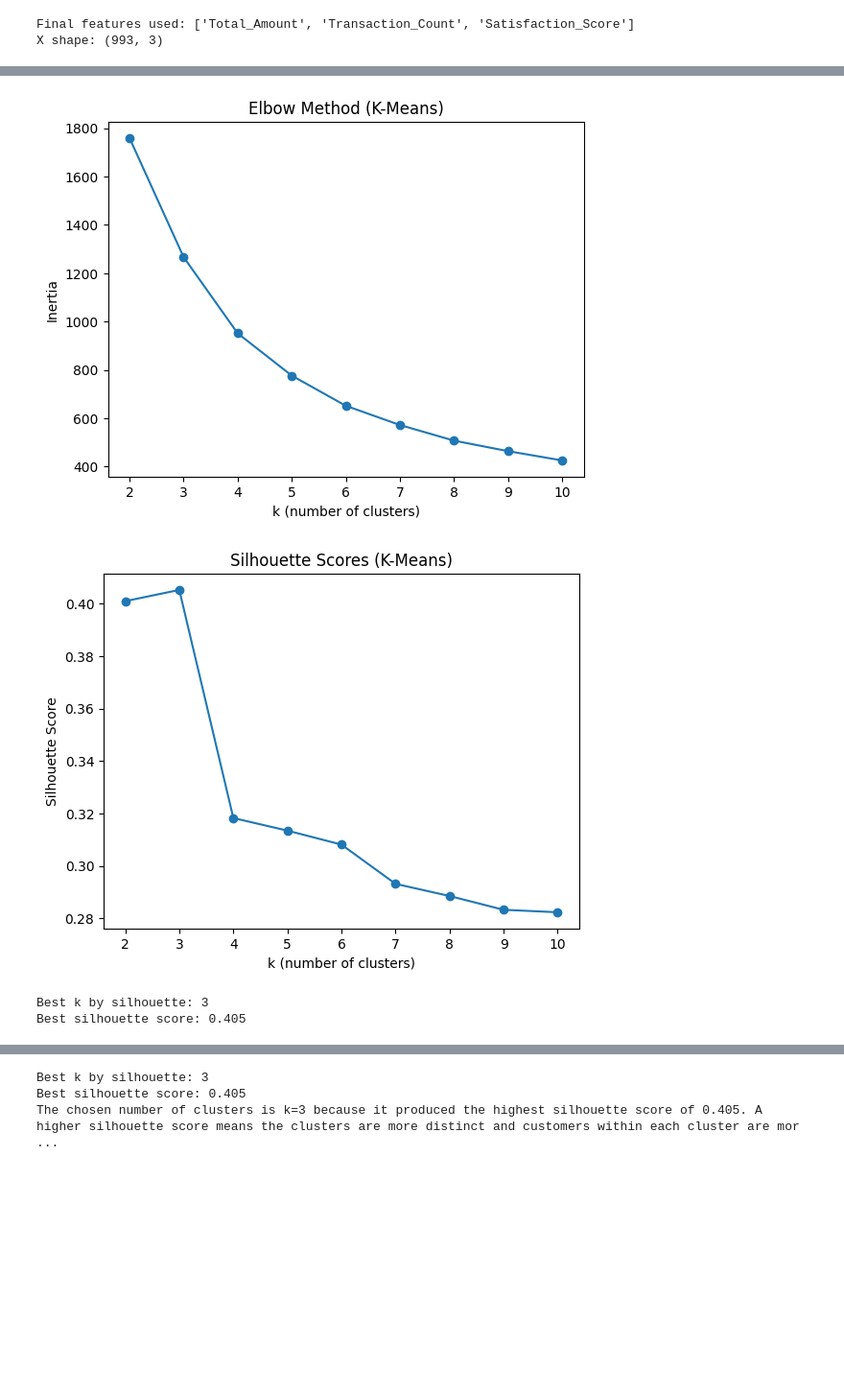
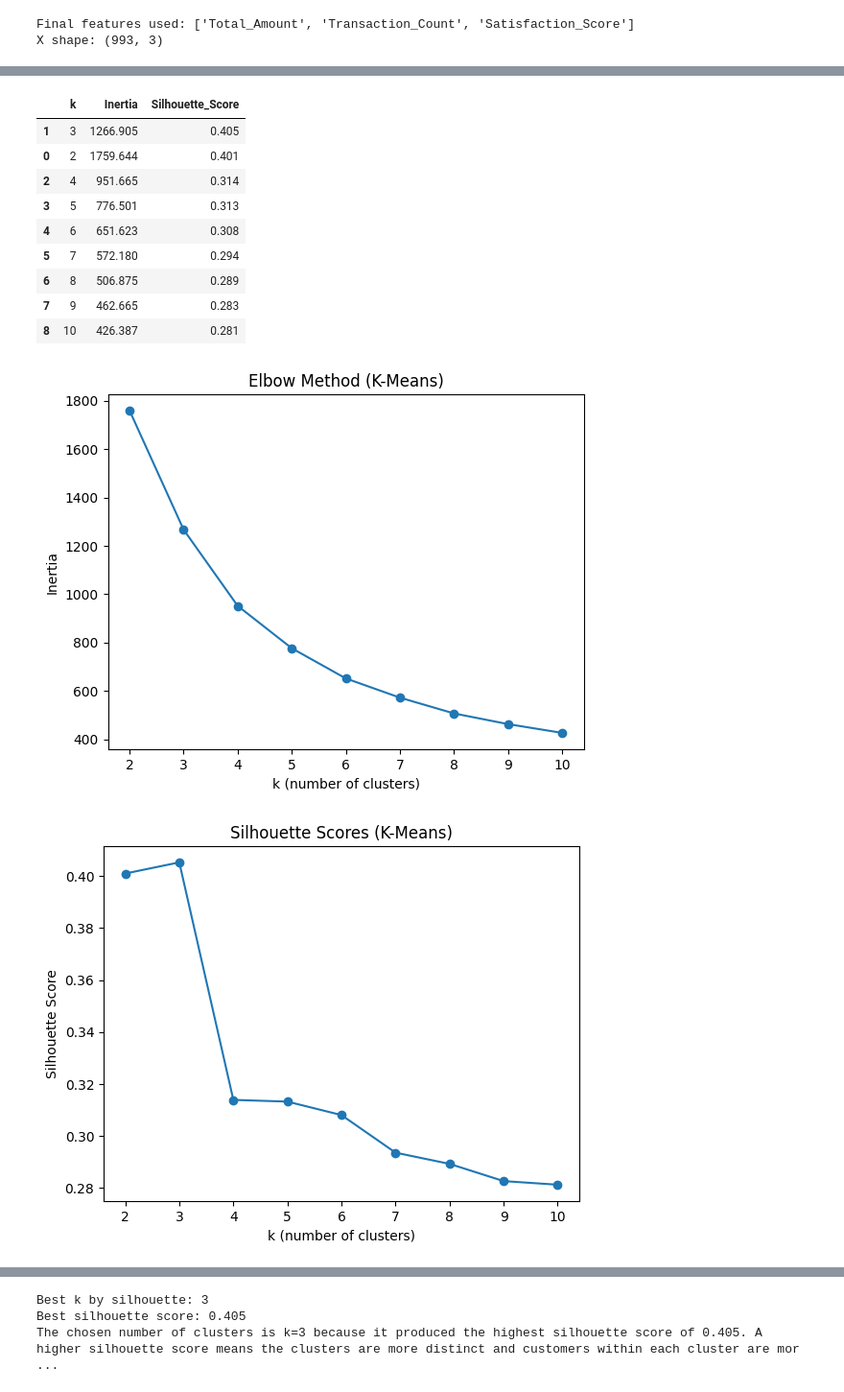
Before and after one commit to naz-picones/MO-IT128-DMP-A3107-Lucero-Picones-Ramos, a Jupyter notebook: Refined MO_IT128_Homework_Project_Clustering_and_Segmentation_BSIT_A3107_Lucero,C_J,_Ramos,_M_G,_Picones,M_N.ipynb, the cells around one changed output, grey strips where cells are left out. Shown at 96% size. Drawn from its saved outputs; the diff is of its cells as text; code cells hidden in the pictures; blank space fills up the shorter version.

```diff
--- a/Refined MO_IT128_Homework_Project_Clustering_and_Segmentation_BSIT_A3107_Lucero,C_J,_Ramos,_M_G,_Picones,M_N.ipynb
+++ b/Refined MO_IT128_Homework_Project_Clustering_and_Segmentation_BSIT_A3107_Lucero,C_J,_Ramos,_M_G,_Picones,M_N.ipynb
@@ -217,6 +217,19 @@ for k in ks:
     labels = model.fit_predict(X_scaled)
     inertia.append(model.inertia_)
     silhouettes.append(silhouette_score(X_scaled, labels))
+
+# ✅ ADD THIS TABLE HERE
+silhouette_table = pd.DataFrame({
+    "k": list(ks),
+    "Inertia": inertia,
+    "Silhouette_Score": silhouettes
+})
+
+print("Silhouette Scores Table:")
+display(silhouette_table.round(3))
+
+print("Ranked Silhouette Scores (Highest to Lowest):")
+display(silhouette_table.sort_values("Silhouette_Score", ascending=False).round(3))
 
 # Elbow
 plt.figure()
@@ -243,4 +268,12 @@ print("Best silhouette score:", round(best_silhouette, 3))
+|  | k | Inertia | Silhouette_Score |
+| 1 | 3 | 1266.905 | 0.405 |
+| 0 | 2 | 1759.644 | 0.401 |
+| 2 | 4 | 951.665 | 0.314 |
+| 3 | 5 | 776.501 | 0.313 |
+| 4 | 6 | 651.623 | 0.308 |
+| 5 | 7 | 572.180 | 0.294 |
+| 6 | 8 | 506.875 | 0.289 |
+| 7 | 9 | 462.665 | 0.283 |
+| 8 | 10 | 426.387 | 0.281 |
 [figure]
-[figure, old version]
+[figure, new version]
-Best k by silhouette: 3
-Best silhouette score: 0.405
```
Also changed, not shown: parts of 11 cells of this notebook.
